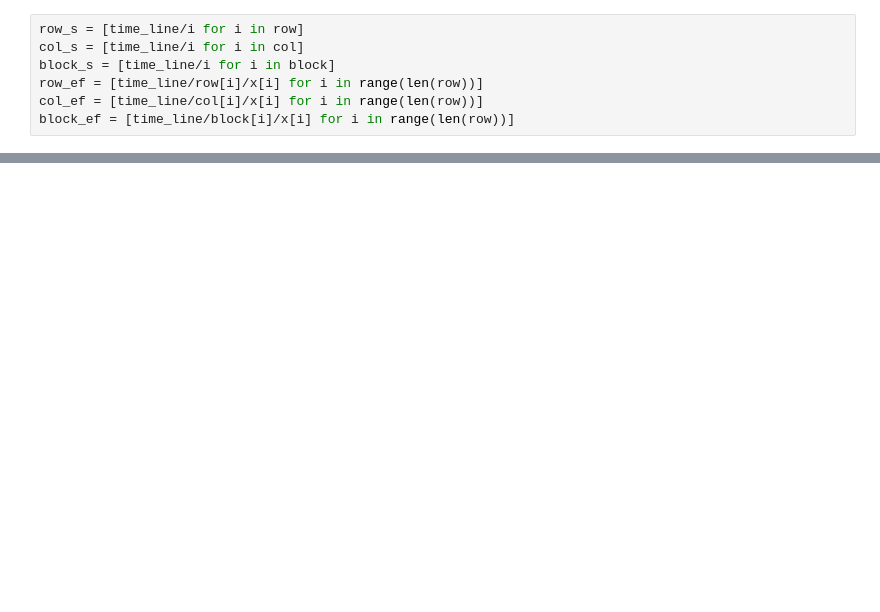
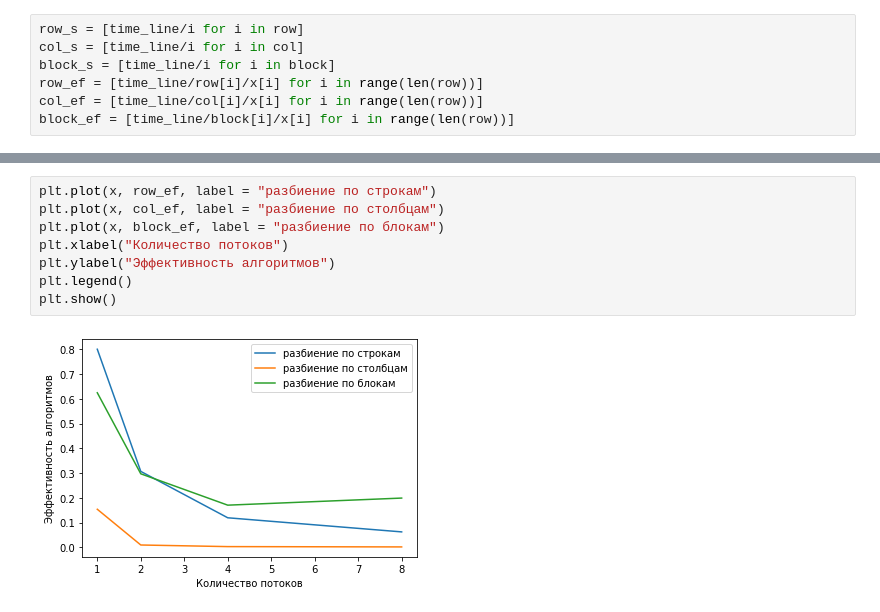
Before and after one commit to LevBugrov/mult_matrix, a Jupyter notebook: graphics.ipynb, the cells around one changed output, grey strips where cells are left out. Drawn from its saved outputs; the diff is of its cells as text; blank space fills up the shorter version.

```diff
--- a/graphics.ipynb
+++ b/graphics.ipynb
@@ -40,0 +42,10 @@ for i in range(len(row)):
+# %%
+plt.plot(x, row_ef, label = "разбиение по строкам")
+plt.plot(x, col_ef, label = "разбиение по столбцам")
+plt.plot(x, block_ef, label = "разбиение по блокам")
+plt.xlabel("Количество потоков")
+plt.ylabel("Эффективность алгоритмов")
+plt.legend()
+plt.show()
+# %% [output]
+[figure, added]
```
Also changed, not shown: parts of 4 cells of this notebook.
